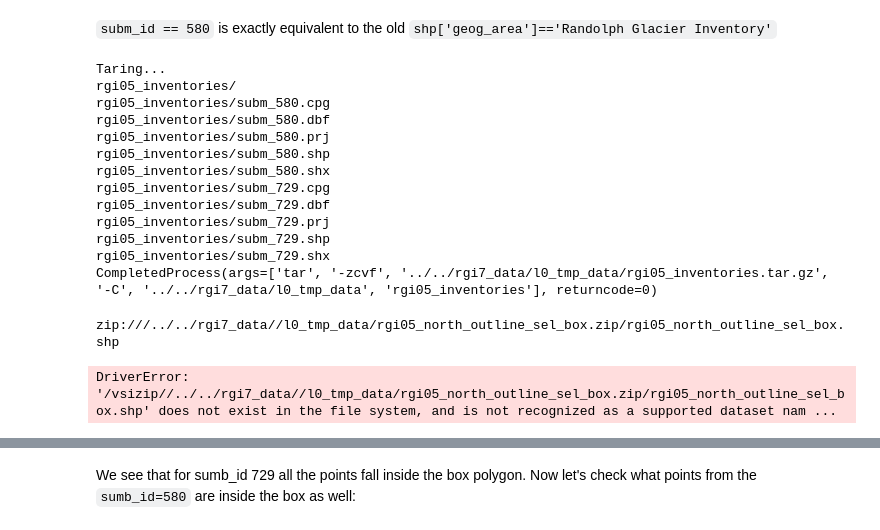
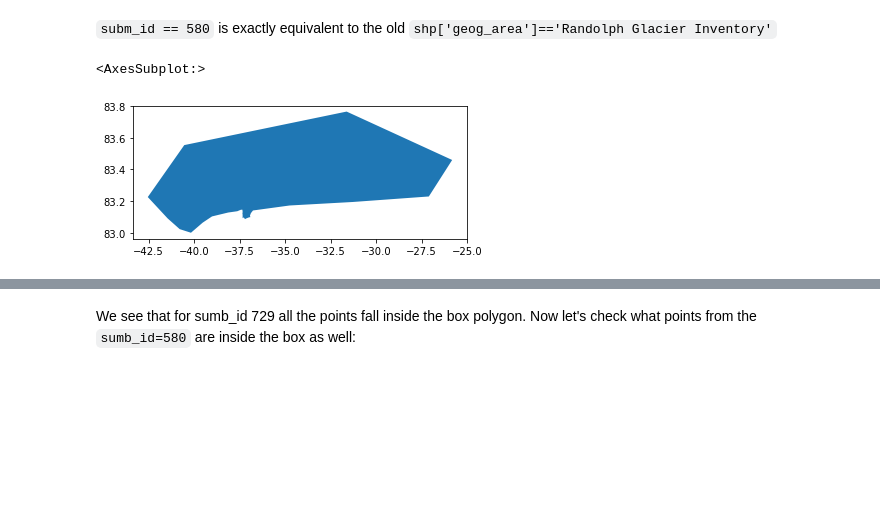
Before and after one commit to GLIMS-RGI/rgi7_scripts, a Jupyter notebook: workflow/RGI05.ipynb, the cells around one changed output, grey strips where cells are left out. Cells and saved outputs as stored; diff of their text form; code cells hidden in the pictures; blank space fills up the shorter version.

```diff
--- a/workflow/RGI05.ipynb
+++ b/workflow/RGI05.ipynb
@@ -75,51 +71,38 @@ RGI_ss_729 = shp.loc[shp['subm_id'] == 729].copy()
 # %%
 # Write out selection in intermediate shape files for manual GIS review
 # (corresponding to subm_id = 580 (base inventory) and subm_id = 729 (region to be added).)
-tmp_output_dir = mkdir(os.path.join(data_dir, 'l0_tmp_data', 'rgi05_inventories'))
-tmp_output_dir_tar = mkdir(os.path.join(data_dir, 'l0_tmp_data'))
+#tmp_output_dir = mkdir(os.path.join(data_dir, 'l0_tmp_data', 'rgi05_inventories'))
+#tmp_output_dir_tar = mkdir(os.path.join(data_dir, 'l0_tmp_data'))
 
-for subid in [580, 729]:
-    s_loc = shp.loc[shp.subm_id == subid]
-    s_loc.to_file(tmp_output_dir + f'/subm_{int(subid):03d}.shp')
+#for subid in [580, 729]:
+#    s_loc = shp.loc[shp.subm_id == subid]
+#    s_loc.to_file(tmp_output_dir + f'/subm_{int(subid):03d}.shp')
 
-print('Taring...')
-print(subprocess.run(['tar', '-zcvf', f'{tmp_output_dir_tar}/rgi05_inventories.tar.gz', '-C',
-                      os.path.join(data_dir, 'l0_tmp_data'), 'rgi05_inventories']))
+#print('Taring...')
+#print(subprocess.run(['tar', '-zcvf', f'{tmp_output_dir_tar}/rgi05_inventories.tar.gz', '-C',
+#                      os.path.join(data_dir, 'l0_tmp_data'), 'rgi05_inventories']))
-# %% [output]
-Taring...
-rgi05_inventories/
-rgi05_inventories/subm_580.cpg
-rgi05_inventories/subm_580.dbf
-rgi05_inventories/subm_580.prj
-rgi05_inventories/subm_580.shp
-rgi05_inventories/subm_580.shx
-rgi05_inventories/subm_729.cpg
-rgi05_inventories/subm_729.dbf
-rgi05_inventories/subm_729.prj
-rgi05_inventories/subm_729.shp
-rgi05_inventories/subm_729.shx
-CompletedProcess(args=['tar', '-zcvf', '../../rgi7_data/l0_tmp_data/rgi05_inventories.tar.gz', '-C', '../../rgi7_data/l0_tmp_data', 'rgi05_inventories'], returncode=0)
 # %%
 # Read box containing glaciers with subm_id = 729
-filename = 'zip:///' + data_dir + f'/l0_tmp_data/rgi{reg:02d}_north_outline_sel_box.zip/rgi{reg:02d}_north_outline_sel_box.shp'
-print(filename)
-shp = gpd.read_file(filename)
+#filename = 'zip:///' + data_dir + f'/l0_tmp_data/rgi{reg:02d}_north_outline_sel_box.zip/rgi{reg:02d}_north_outline_sel_box.shp'
+#print(filename)
+#shp = gpd.read_file(filename)
 
 # For some reason I cannot open ".tar" or ".zip".
 # It may have something to do with the fact that I have the data in the windows partition + simbolic link, not in ubuntu pertition.
-#filename = data_dir + f'/l0_tmp_data/rgi{reg:02d}_north_outline_sel_box/rgi{reg:02d}_north_outline_sel_box.shp'
-#shp = gpd.read_file(filename)
+filename = data_dir + f'/l0_support_data/rgi{reg:02d}_north_outline_sel_box/rgi{reg:02d}_north_outline_sel_box.shp'
+box = gpd.read_file(filename)
 
-#shp.plot()
+box.plot()
 
+###### this part is to be finished in order to deal with zipfiles #######
 #fnames = []
 #with zipfile.ZipFile(levan_file, "r") as z:
 #    for f in z.filelist:
 #        if '.shp' in f.filename and f.filename.endswith('2000.shp'):
 #            print(f.filename)
 #gi05_north_outline_sel_box.shp            fnames.append(f.filename)
 # %% [output]
-zip:///../../rgi7_data//l0_tmp_data/rgi05_north_outline_sel_box.zip/rgi05_north_outline_sel_box.shp
+<AxesSubplot:>
-DriverError: '/vsizip//../../rgi7_data//l0_tmp_data/rgi05_north_outline_sel_box.zip/rgi05_north_outline_sel_box.shp' does not exist in the file system, and is not recognized as a supported dataset nam ...
+[figure, added]
 # %%
 # create geographical points from existing lon lat
```
Also changed, not shown: parts of 13 cells of this notebook.
